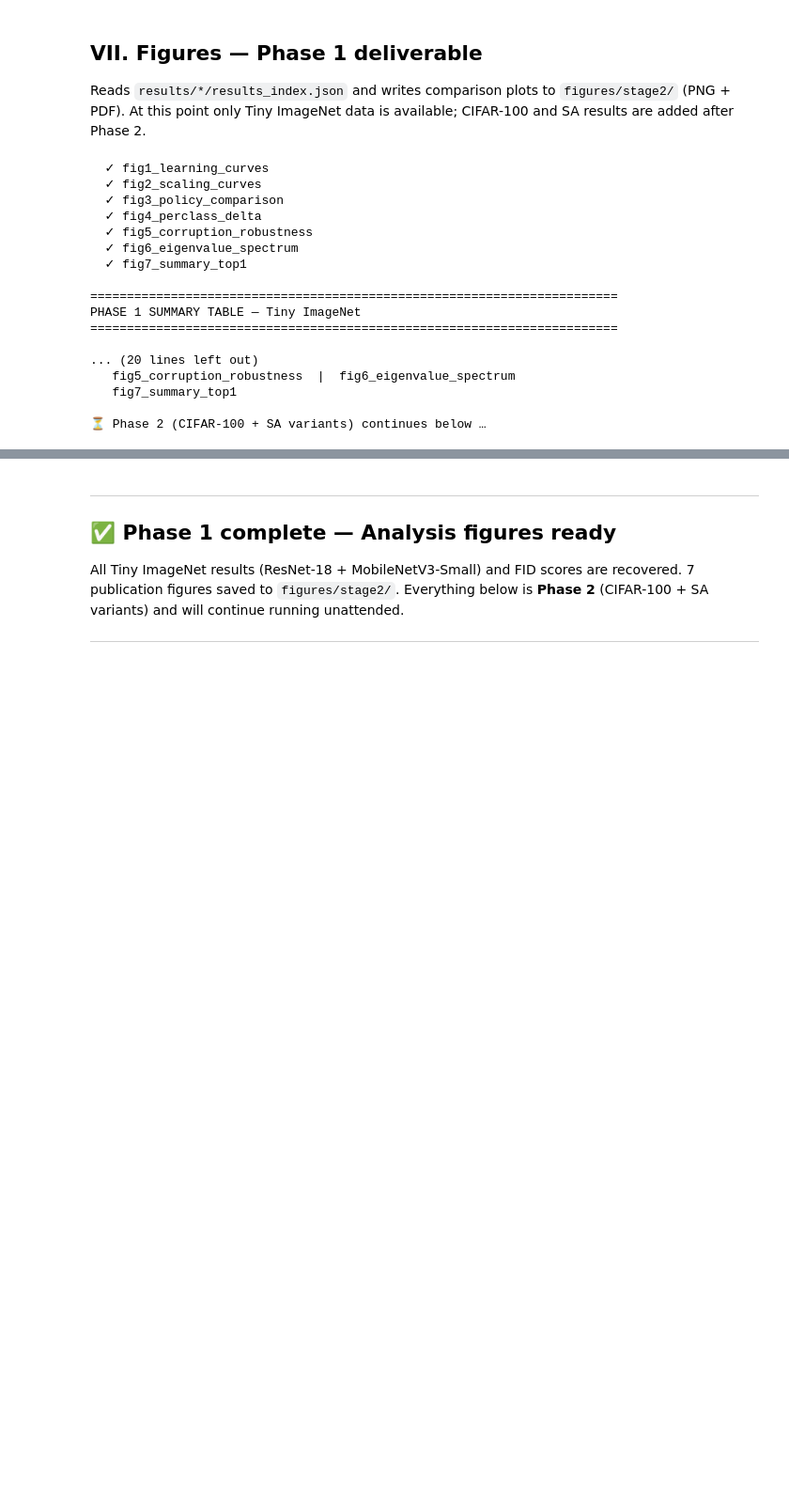
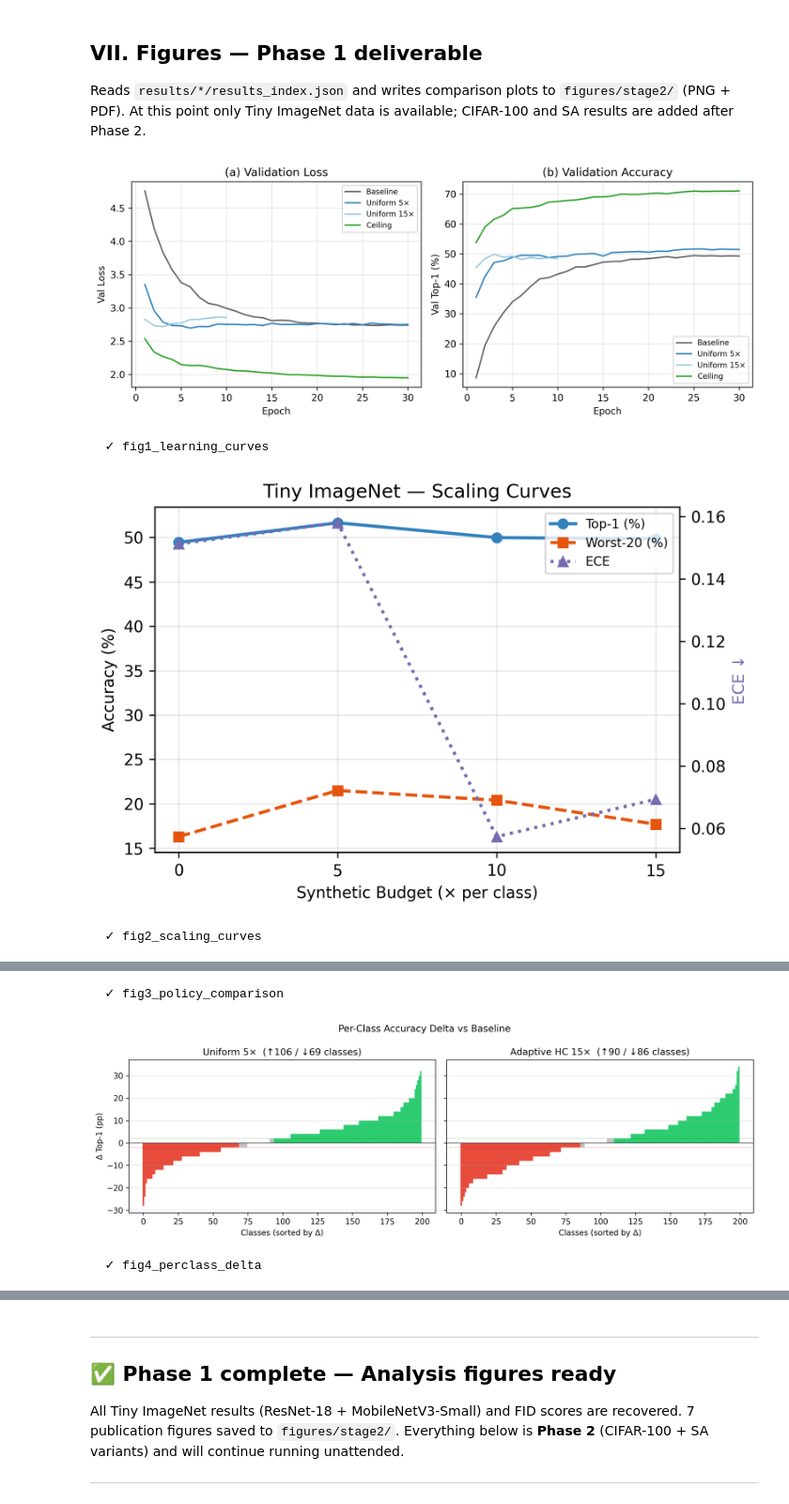
Before and after one commit to akul-ameya/compvis, a Jupyter notebook: notebooks/stage2_experiments copy.ipynb, the cells around one changed output, grey strips where cells are left out. Shown at 94% size. Saved outputs shown, nothing was run; the diff lists cells and outputs as text; code cells hidden in the pictures; blank space fills up the shorter version.

```diff
--- a/notebooks/stage2_experiments copy.ipynb
+++ b/notebooks/stage2_experiments copy.ipynb
@@ -497,6 +497,7 @@ else:
     matplotlib.use("Agg")
     import matplotlib.pyplot as plt
     import matplotlib.ticker as mticker
+    from IPython.display import display, Image as IPImage
 
     fig_dir = PROJECT_ROOT / "figures" / "stage2"
     fig_dir.mkdir(parents=True, exist_ok=True)
@@ -531,9 +532,11 @@ else:
               "#e6550d","#fd8d3c","#fdae6b","#2ca02c"]
 
     def _save(name):
-        plt.savefig(fig_dir / f"{name}.png", dpi=300, bbox_inches="tight")
+        png_path = fig_dir / f"{name}.png"
+        plt.savefig(png_path, dpi=300, bbox_inches="tight")
         plt.savefig(fig_dir / f"{name}.pdf", bbox_inches="tight")
         plt.close()
+        display(IPImage(filename=str(png_path)))
         print(f"  ✓ {name}")
 
     # ════════════════════════════════════════════════════════════
@@ -691,47 +694,34 @@ else:
     ax.set_xticks(x); ax.set_xticklabels(LABELS, rotation=30, ha="right", fontsize=9)
     ax.set_ylabel("Accuracy (%)"); ax.set_title("Tiny ImageNet — All Pipelines (ResNet-18)")
     ax.legend(fontsize=9); ax.grid(axis="y", alpha=0.3)
     ax.set_ylim(0, max(max(t1v), max(prv))*1.12); plt.tight_layout()
     _save("fig7_summary_top1")
 
     # ── Console summary ──────────────────────────────────────────
     print("\n" + "="*72)
     print("PHASE 1 SUMMARY TABLE — Tiny ImageNet")
     print("="*72)
     for ds_name in ["tiny_imagenet"]:
         idx_path = PROJECT_ROOT / "results" / ds_name / "results_index.json"
         if not idx_path.is_file(): continue
         rows = json.loads(idx_path.read_text(encoding="utf-8"))
         best = {}
         for r in rows: best[(r["pipeline"], r["arch"])] = r
         print(f"\n  {ds_name}")
         print(f"  {'Pipeline':<40} {'Arch':<22} {'Top-1':>8}")
         print(f"  {'-'*40} {'-'*22} {'-'*8}")
         for k2 in sorted(best.keys()):
             r = best[k2]
             print(f"  {r['pipeline']:<40} {r['arch']:<22} {r['top1']*100:>7.2f}%")
     print("="*72)
     print(f"\n✅ Phase 1: 7 publication figures saved to {fig_dir}/")
     print("   fig1_learning_curves  |  fig2_scaling_curves")
     print("   fig3_policy_comparison  |  fig4_perclass_delta")
     print("   fig5_corruption_robustness  |  fig6_eigenvalue_spectrum")
     print("   fig7_summary_top1")
     print("\n⏳ Phase 2 (CIFAR-100 + SA variants) continues below …")
 # %% [output]
+[figure, added]
   ✓ fig1_learning_curves
-  ✓ fig2_scaling_curves
-  ✓ fig3_policy_comparison
-  ✓ fig4_perclass_delta
-  ✓ fig5_corruption_robustness
-  ✓ fig6_eigenvalue_spectrum
-  ✓ fig7_summary_top1
-
-========================================================================
-PHASE 1 SUMMARY TABLE — Tiny ImageNet
-========================================================================
-
-... (20 lines left out)
-   fig5_corruption_robustness  |  fig6_eigenvalue_spectrum
-   fig7_summary_top1
-
-⏳ Phase 2 (CIFAR-100 + SA variants) continues below …
+[figure, added]
+  ✓ fig2_scaling_curves
@@ -737,0 +729,3 @@ PHASE 1 SUMMARY TABLE — Tiny ImageNet
+  ✓ fig3_policy_comparison
+[figure, added]
+  ✓ fig4_perclass_delta
```
Also changed, not shown: parts of 1 cell of this notebook.
